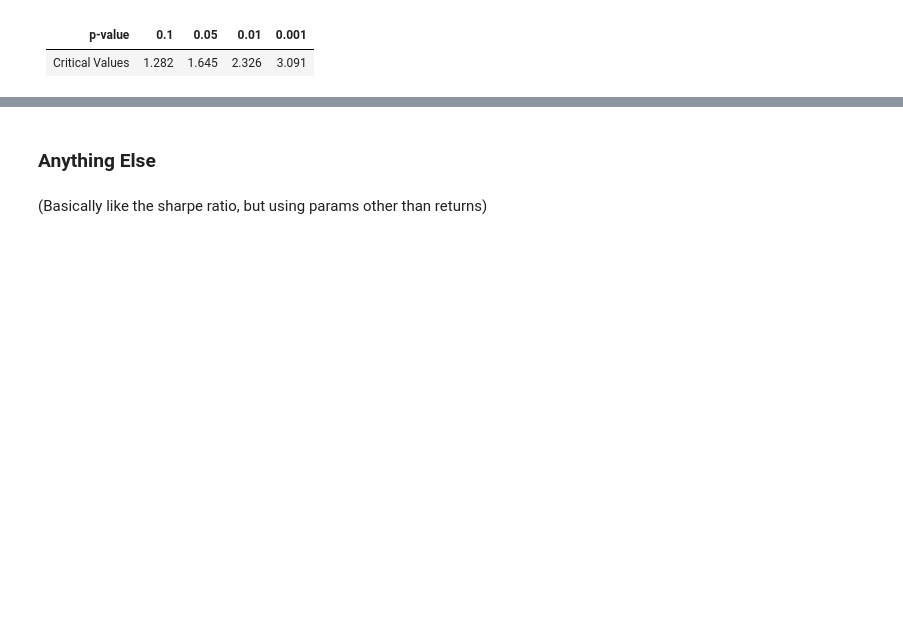
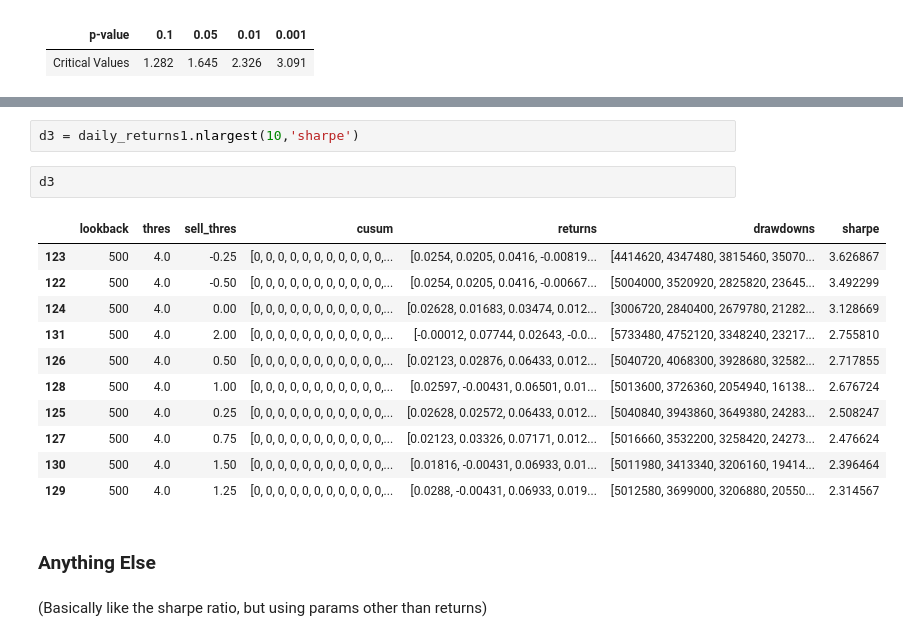
Before and after one commit to sunnymnie/crypto-printer, a Jupyter notebook: research/metrics-research.ipynb, the cells around one changed output, grey strips where cells are left out. Drawn from its saved outputs; the diff is of its cells as text; blank space fills up the shorter version.

```diff
--- a/research/metrics-research.ipynb
+++ b/research/metrics-research.ipynb
@@ -89,3 +137,19 @@ print("Gaussian Test statistic = %f" % sharpe)
+# %%
+d3 = daily_returns1.nlargest(10,'sharpe')
+# %%
+d3
+# %% [output]
+|  | lookback | thres | sell_thres | cusum | returns | drawdowns | sharpe |
+| 123 | 500 | 4.0 | -0.25 | [0, 0, 0, 0, 0, 0, 0, 0, 0, 0, 0,... | [0.0254, 0.0205, 0.0416, -0.00819... | [4414620, 4347480, 3815460, 35070... | 3.626867 |
+| 122 | 500 | 4.0 | -0.50 | [0, 0, 0, 0, 0, 0, 0, 0, 0, 0, 0,... | [0.0254, 0.0205, 0.0416, -0.00667... | [5004000, 3520920, 2825820, 23645... | 3.492299 |
+| 124 | 500 | 4.0 | 0.00 | [0, 0, 0, 0, 0, 0, 0, 0, 0, 0, 0,... | [0.02628, 0.01683, 0.03474, 0.012... | [3006720, 2840400, 2679780, 21282... | 3.128669 |
+| 131 | 500 | 4.0 | 2.00 | [0, 0, 0, 0, 0, 0, 0, 0, 0, 0, 0,... | [-0.00012, 0.07744, 0.02643, -0.0... | [5733480, 4752120, 3348240, 23217... | 2.755810 |
+| 126 | 500 | 4.0 | 0.50 | [0, 0, 0, 0, 0, 0, 0, 0, 0, 0, 0,... | [0.02123, 0.02876, 0.06433, 0.012... | [5040720, 4068300, 3928680, 32582... | 2.717855 |
+| 128 | 500 | 4.0 | 1.00 | [0, 0, 0, 0, 0, 0, 0, 0, 0, 0, 0,... | [0.02597, -0.00431, 0.06501, 0.01... | [5013600, 3726360, 2054940, 16138... | 2.676724 |
+| 125 | 500 | 4.0 | 0.25 | [0, 0, 0, 0, 0, 0, 0, 0, 0, 0, 0,... | [0.02628, 0.02572, 0.06433, 0.012... | [5040840, 3943860, 3649380, 24283... | 2.508247 |
+| 127 | 500 | 4.0 | 0.75 | [0, 0, 0, 0, 0, 0, 0, 0, 0, 0, 0,... | [0.02123, 0.03326, 0.07171, 0.012... | [5016660, 3532200, 3258420, 24273... | 2.476624 |
+| 130 | 500 | 4.0 | 1.50 | [0, 0, 0, 0, 0, 0, 0, 0, 0, 0, 0,... | [0.01816, -0.00431, 0.06933, 0.01... | [5011980, 3413340, 3206160, 19414... | 2.396464 |
+| 129 | 500 | 4.0 | 1.25 | [0, 0, 0, 0, 0, 0, 0, 0, 0, 0, 0,... | [0.0288, -0.00431, 0.06933, 0.019... | [5012580, 3699000, 3206880, 20550... | 2.314567 |
 # %% [markdown]
 ### Anything Else
 # %% [markdown]
```
Also changed, not shown: parts of 17 cells of this notebook, 1 other file.
